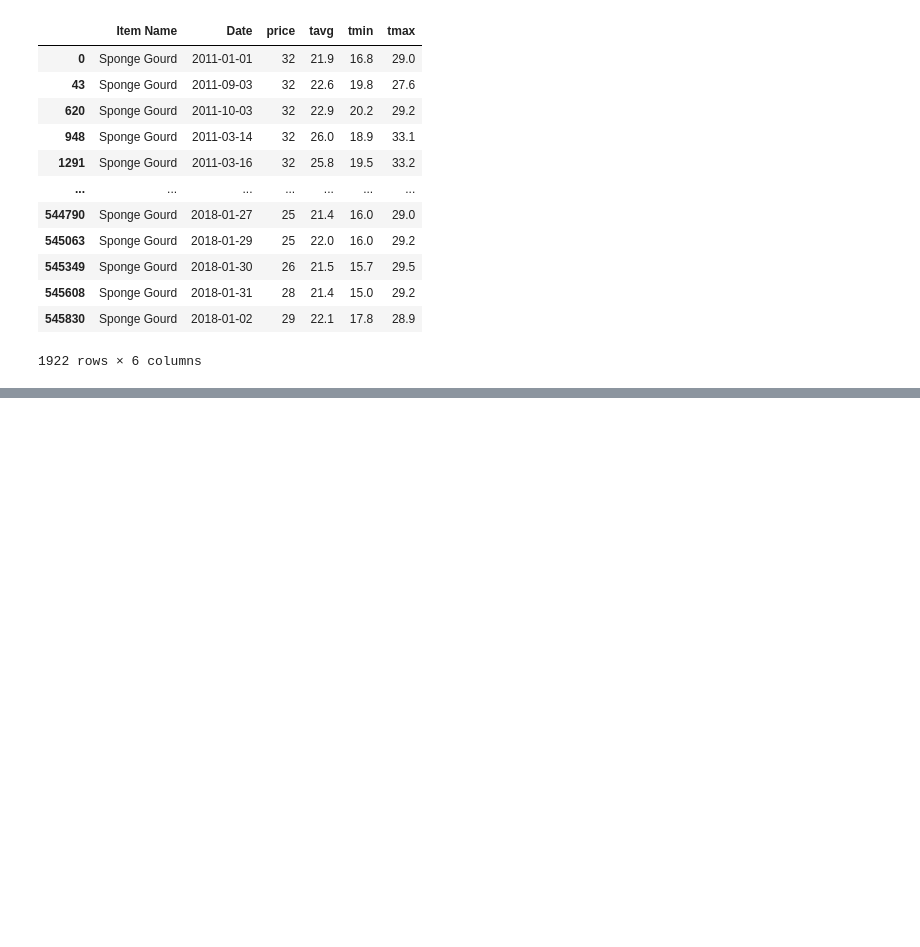
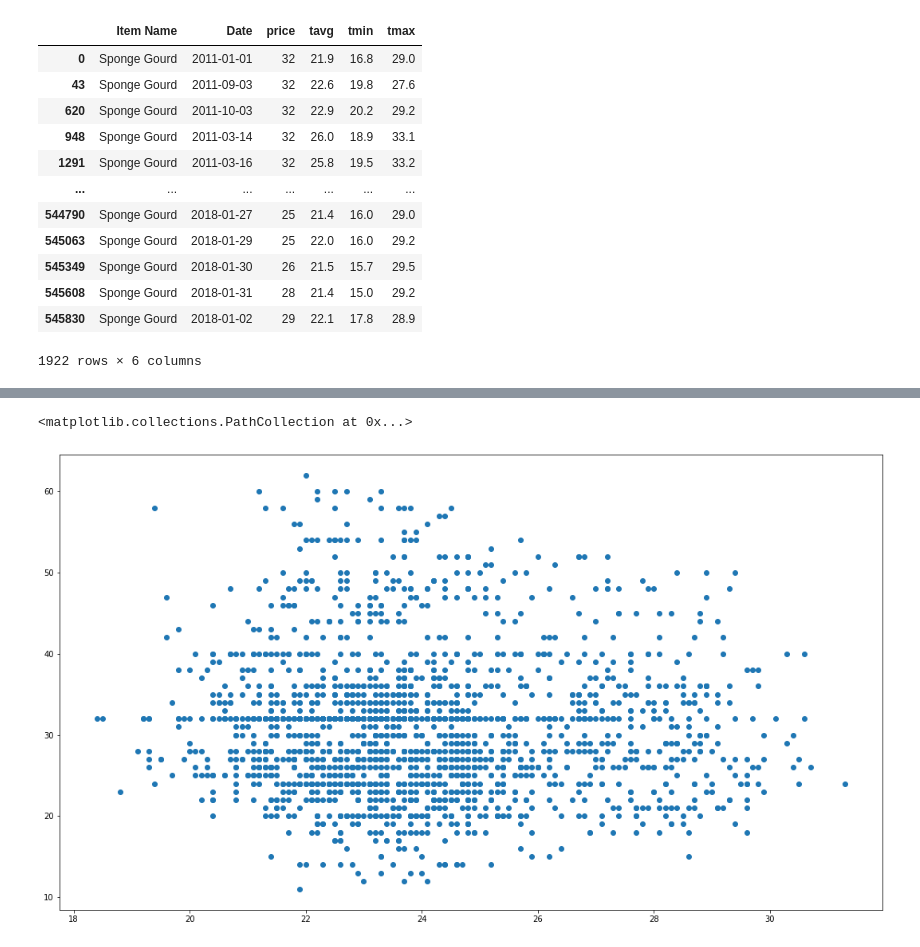
Before and after one commit to hinevics/weather-city, a Jupyter notebook: weather_and_price/weather_app/research.ipynb, the cells around one changed output, grey strips where cells are left out. Cells and saved outputs as stored; diff of their text form; code cells hidden in the pictures; blank space fills up the shorter version.

```diff
--- a/weather_and_price/weather_app/research.ipynb
+++ b/weather_and_price/weather_app/research.ipynb
@@ -257,0 +276,8 @@ ax.plot(r['Date'], r['tmin'])
+# %%
+fig, ax = plt.subplots()
+fig.set_size_inches(18.5, 10.5)
+# x = Date \ y = price
+ax.scatter(y=r['price'], x=r['tavg'])
+# %% [output]
+<matplotlib.collections.PathCollection at 0x...>
+[figure, added]
```
Also changed, not shown: parts of 5 cells of this notebook, 3 other files.
